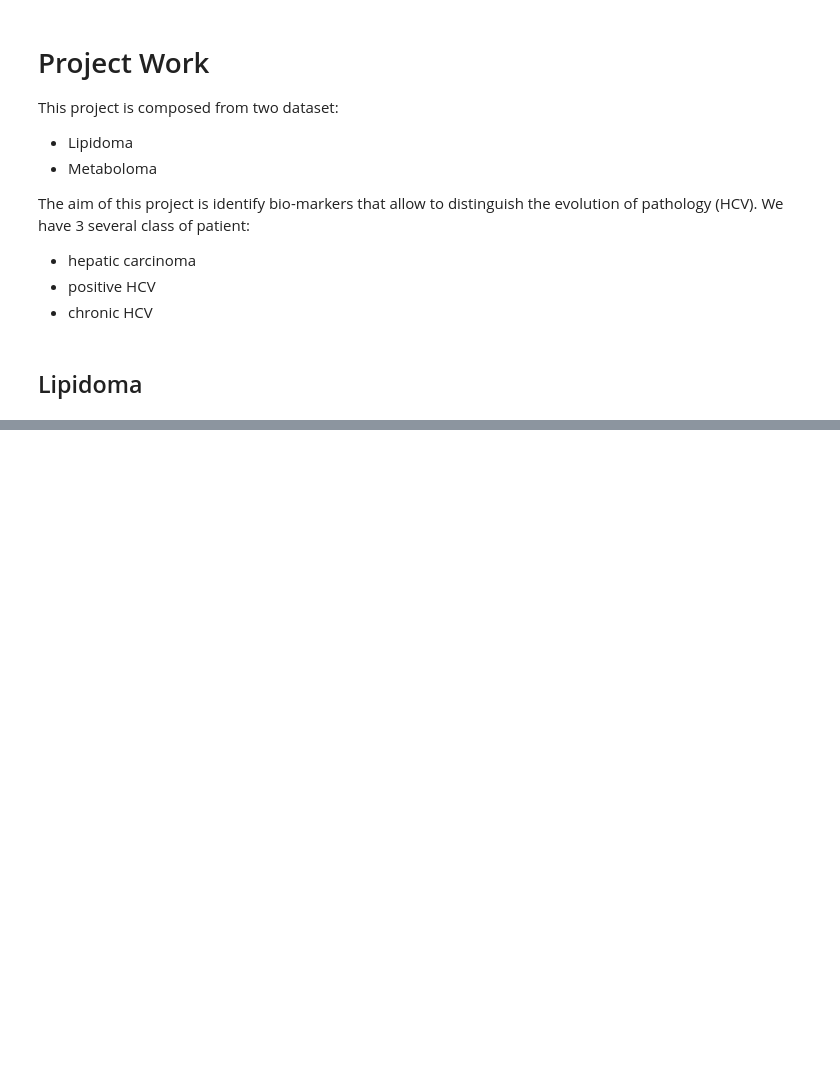
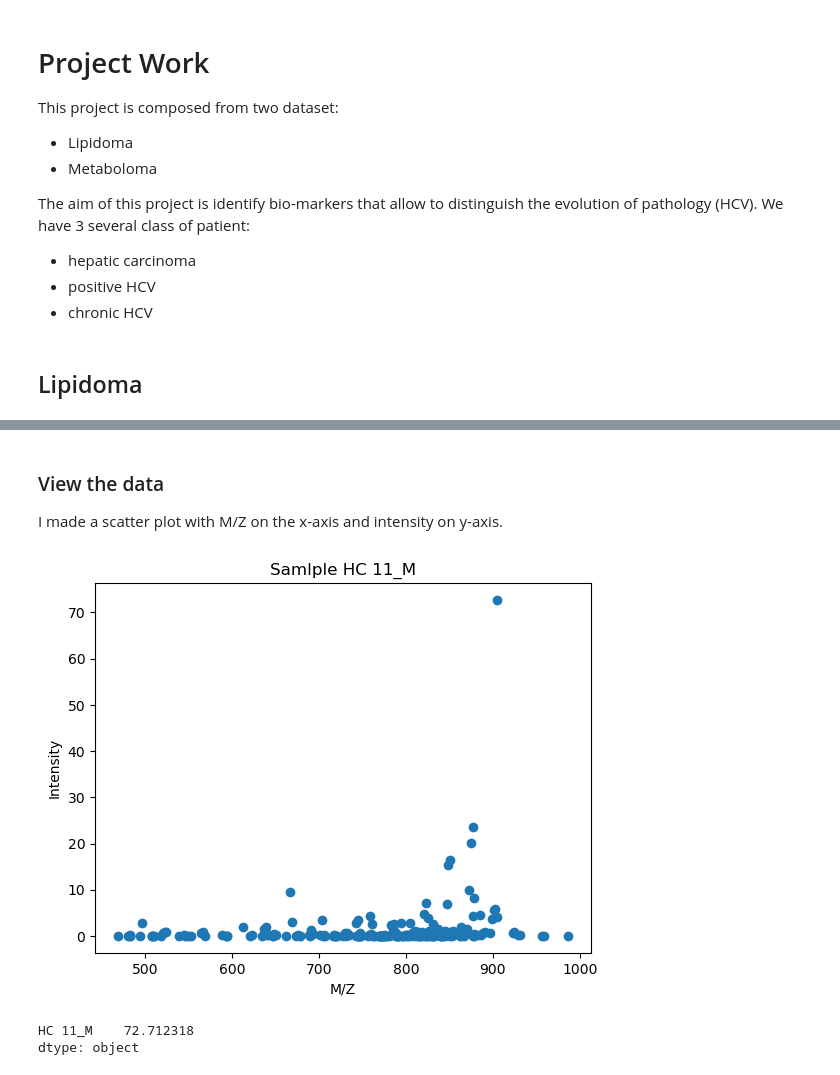
Before and after one commit to Bvs00/AI4ODA_projectwork, a Jupyter notebook: notebook.ipynb, the cells around one changed output, grey strips where cells are left out. Cells and saved outputs as stored; diff of their text form; code cells hidden in the pictures; blank space fills up the shorter version.

```diff
--- a/notebook.ipynb
+++ b/notebook.ipynb
@@ -38,0 +48,17 @@ df_x_lipidoma
+# %% [markdown]
+### View the data
+I made a scatter plot with M/Z on the x-axis and intensity on y-axis.
+# %%
+import matplotlib.pyplot as plt
+
+plt.scatter(df_x_lipidoma.iloc[0:1], df_x_lipidoma.iloc[97:98])
+plt.xlabel("M/Z")
+plt.ylabel("Intensity")
+plt.title("Samlple HC 11_M")
+plt.show()
+# axis=1 sono le righe; axis=0 sono le colonne
+df_x_lipidoma[97:98].max(axis=1)
+# %% [output]
+[figure, added]
+HC 11_M    72.712318
+dtype: object
```
Also changed, not shown: parts of 6 cells of this notebook.
